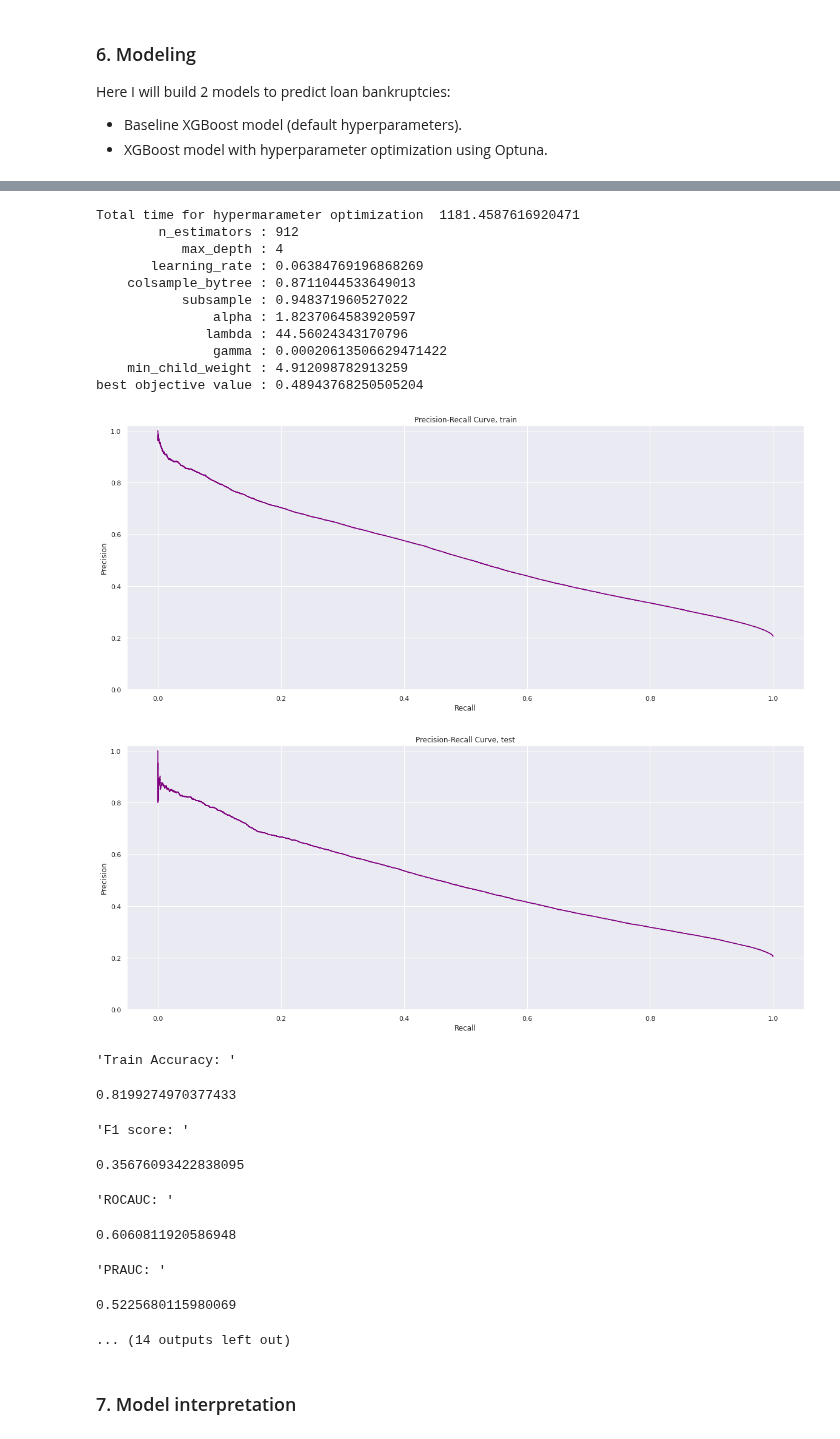
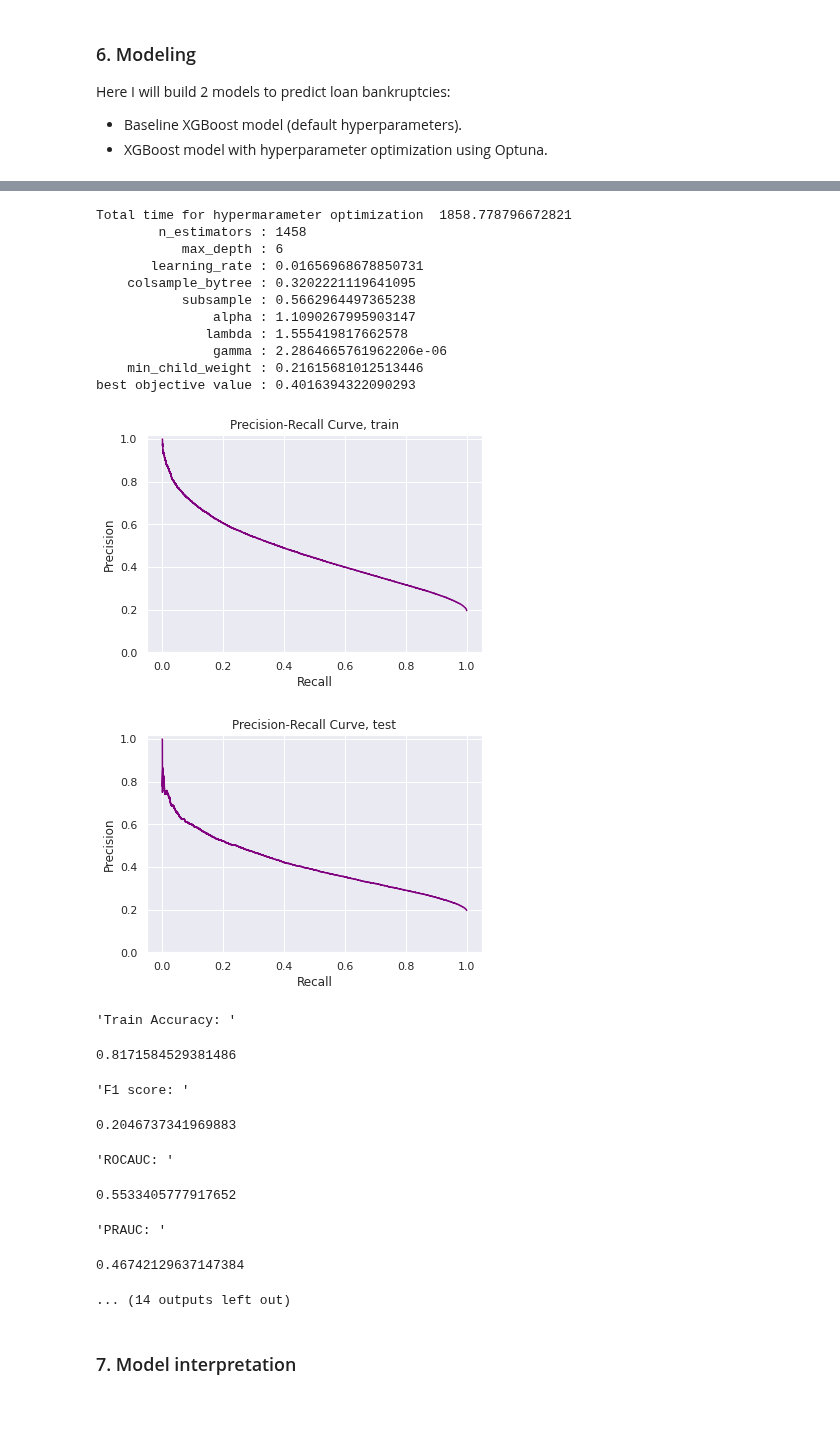
Before and after one commit to MykolaPinchuk/KaggleProjects, a Jupyter notebook: kp102-lc-loaddef.ipynb, the cells around one changed output, grey strips where cells are left out. Saved outputs shown, nothing was run; the diff lists cells and outputs as text; code cells hidden in the pictures; blank space fills up the shorter version.

```diff
--- a/kp102-lc-loaddef.ipynb
+++ b/kp102-lc-loaddef.ipynb
@@ -106,7 +108,7 @@ class CrossFoldEncoder:
 # %%
 time0 = time.time()
 
-with open('../input/lc-sample850k/LCLoans_sample850k.pkl', 'rb') as pickled_one:
+with open('../input/lc-800k-sample/LCLoans_141_800k.pkl', 'rb') as pickled_one:
     df = pickle.load(pickled_one)
 
 display(df.head())
@@ -133,7 +135,7 @@ features_tokeep = ['id', 'loan_status',
  'recoveries', 'total_rec_prncp', 'total_rec_int']
 
 df = df[features_tokeep]
-dc.collect()
+gc.collect()
 
 recoveries = df[df.loan_status.isin(['Charged Off', 'Default'])][[
     'id', 'loan_status', 'recoveries', 'loan_amnt', 'int_rate', 'total_rec_prncp', 'total_rec_int']]
@@ -147,7 +149,6 @@ df.drop(columns = ['il_util', 'max_bal_bc'], inplace=True)
 df.issue_d = df.issue_d.astype('O')
 df.issue_d = pd.to_datetime(df.issue_d, format='%b-%Y')
 df['year_issued']=df.issue_d.dt.year
-#df = df[df.year_issued.isin([2018])]
 
 #df = df.sample(200000, random_state=1)
 df.reset_index(inplace=True, drop=True)
@@ -534,10 +518,11 @@ dtype: int64
 features_fill_M = ['emp_title', 'title']
 features_fill_med = ['dti', 'delinq_2yrs', 'inq_last_6mths', 'open_acc', 'pub_rec', 'revol_util',
                      'total_acc', 'mort_acc', 'pub_rec_bankruptcies', 'bc_open_to_buy','tot_cur_bal_inc', 'total_rev_inc',
-                    'total_bal_ex_mort_inc', 'pct_tl_nvr_dlq', 'percent_bc_gt_75']
+                    'total_bal_ex_mort_inc', 'pct_tl_nvr_dlq', 'percent_bc_gt_75', 'avg_cur_bal_inc',
+                    'mo_sin_rcnt_rev_tl_op', 'num_actv_rev_tl', 'num_op_rev_tl']
 features_fill_zero = ['open_rv_12m', 'open_il_12m', 'emp_length', 'num_tl_90g_dpd_24m',
                       'num_tl_30dpd', 'num_tl_120dpd_2m', 'num_accts_ever_120_pd',
-                     'acc_open_past_24mths']
+                     'acc_open_past_24mths', 'tot_coll_amt']
 
 for col in features_fill_zero:
     df[col] = df[col].fillna(value=0)
@@ -562,10 +547,17 @@ for col in features_fill_med:
     train[col] = train[col].fillna(train[col].median())
     test[col] = test[col].fillna(train[col].median())
 
-df['total_cur_bal'] = df.tot_cur_bal_inc.median()*df.annual_inc
-df['total_rev_hi_lim'] = df.total_rev_inc.median()*df.annual_inc
-df['total_bal_ex_mort'] = df.total_bal_ex_mort_inc.median()*df.annual_inc
+train['total_rev_hi_lim'] = train.total_rev_inc.median()*train.annual_inc
+test['total_rev_hi_lim'] = train.total_rev_inc.median()*test.annual_inc
 
+train['total_bal_ex_mort'] = train.total_bal_ex_mort_inc.median()*train.annual_inc
+test['total_bal_ex_mort'] = train.total_bal_ex_mort_inc.median()*test.annual_inc
+
+train['tot_cur_bal'] = train.tot_cur_bal_inc.median()*train.annual_inc
+test['tot_cur_bal'] = train.tot_cur_bal_inc.median()*test.annual_inc
+
+train['avg_cur_bal'] = train.avg_cur_bal_inc.median()*train.annual_inc
+test['avg_cur_bal'] = train.avg_cur_bal_inc.median()*test.annual_inc
 
 display(train.count())
 # %% [output]
@@ -706,29 +698,29 @@ xgb.fit(X_train, y_train)
 
 precision_t, recall_t, threshold = precision_recall_curve(y_train, xgb.predict_proba(X_train)[:, 1])
 auc_precision_recall_train = auc(recall_t, precision_t)
-temp = recall_t[(recall_t>0.195)&(recall_t<0.205)]
+temp = recall_t[(recall_t>0.095)&(recall_t<0.105)]
 temp = temp[int(len(temp)/2)]
 indexx = ((np.where(recall_t==temp)))[0][0]
-r20prec_train = precision_t[indexx]
+r10prec_train = precision_t[indexx]
 precision_t, recall_t, threshold = precision_recall_curve(y_test, xgb.predict_proba(X_test)[:, 1])
 auc_precision_recall_test = auc(recall_t, precision_t)
-temp = recall_t[(recall_t>0.195)&(recall_t<0.205)]
+temp = recall_t[(recall_t>0.095)&(recall_t<0.105)]
 temp = temp[int(len(temp)/2)]
 indexx = ((np.where(recall_t==temp)))[0][0]
-r20prec_test = precision_t[indexx]
+r10prec_test = precision_t[indexx]
 
 display('Train Accuracy: ', accuracy_score(y_train,xgb.predict(X_train)))
 display('F1 score: ', f1_score(y_train,xgb.predict(X_train)))
 display('ROCAUC: ', roc_auc_score(y_train,xgb.predict(X_train)))
 display('PRAUC: ', auc_precision_recall_train)
-display('R20P: ', r20prec_train)
+display('R10P: ', r10prec_train)
 
 # Performance evaluation:
 display('Test Accuracy: ', accuracy_score(y_test,xgb.predict(X_test)))
 display('F1 score: ', f1_score(y_test,xgb.predict(X_test)))
 display('ROCAUC: ', roc_auc_score(y_test,xgb.predict(X_test)))
 display('PRAUC: ', auc_precision_recall_test)
-display('R20P: ', r20prec_test)
+display('R10P: ', r10prec_test)
 display(time.time()-time1)
 
 fig, ax = plt.subplots()
@@ -767,7 +759,7 @@ def objective(trial, cv_runs=1, n_splits=2, n_jobs=-1, scale_pos_weight=2):
         "verbosity": 0,  # 0 (silent) - 3 (debug)
         "n_estimators": trial.suggest_int("n_estimators", 500, 1500),
         "max_depth": trial.suggest_int("max_depth", 2, 6),
-        "learning_rate": trial.suggest_uniform("learning_rate", 0.005, 0.25),
+        "learning_rate": trial.suggest_uniform("learning_rate", 0.005, 0.2),
         "colsample_bytree": trial.suggest_uniform("colsample_bytree", 0.1, 0.95),
         "subsample": trial.suggest_uniform("subsample", 0.5, 0.95),
         "alpha": trial.suggest_loguniform("alpha", 0.1, 10.0),
@@ -845,10 +837,10 @@ plt.show()
 
 precision_t, recall_t, threshold = precision_recall_curve(y_test, optuna_xgb.predict_proba(X_test)[:, 1])
 auc_precision_recall_test = auc(recall_t, precision_t)
-temp = recall_t[(recall_t>0.195)&(recall_t<0.205)]
+temp = recall_t[(recall_t>0.095)&(recall_t<0.105)]
 temp = temp[int(len(temp)/2)]
 indexx = ((np.where(recall_t==temp)))[0][0]
-r20prec_test = precision_t[indexx]
+r10prec_test = precision_t[indexx]
 
 fig, ax = plt.subplots()
 ax.plot(recall_t, precision_t, color='purple')
@@ -862,12 +854,12 @@ display('Train Accuracy: ', accuracy_score(y_train,optuna_xgb.predict(X_train)))
 display('F1 score: ', f1_score(y_train,optuna_xgb.predict(X_train)))
 display('ROCAUC: ', roc_auc_score(y_train,optuna_xgb.predict(X_train)))
 display('PRAUC: ', auc_precision_recall_train)
-display('R20P: ', r20prec_train)
+display('R10P: ', r10prec_train)
 # Performance evaluation:
 display('Test Accuracy: ', accuracy_score(y_test,optuna_xgb.predict(X_test)))
 display('F1 score: ', f1_score(y_test,optuna_xgb.predict(X_test)))
 display('ROCAUC: ', roc_auc_score(y_test,optuna_xgb.predict(X_test)))
 display('PRAUC: ', auc_precision_recall_test)
-display('R20P: ', r20prec_test)
+display('R10P: ', r10prec_test)
 display('Time to do hyperparameter optimization: ', time.time()-time1)
 # %% [output]
@@ -891,24 +883,24 @@ display('Time to do hyperparameter optimization: ', time.time()-time1)
-Total time for hypermarameter optimization  1181.4587616920471
-        n_estimators : 912
-           max_depth : 4
-       learning_rate : 0.06384769196868269
-    colsample_bytree : 0.8711044533649013
-           subsample : 0.948371960527022
-               alpha : 1.8237064583920597
-              lambda : 44.56024343170796
-               gamma : 0.00020613506629471422
-    min_child_weight : 4.912098782913259
-best objective value : 0.48943768250505204
+Total time for hypermarameter optimization  1858.778796672821
+        n_estimators : 1458
+           max_depth : 6
+       learning_rate : 0.01656968678850731
+    colsample_bytree : 0.3202221119641095
+           subsample : 0.5662964497365238
+               alpha : 1.1090267995903147
+              lambda : 1.555419817662578
+               gamma : 2.2864665761962206e-06
+    min_child_weight : 0.21615681012513446
+best objective value : 0.4016394322090293
-[figure, old version]
+[figure, new version]
-[figure, old version]
+[figure, new version]
 'Train Accuracy: '
-0.8199274970377433
+0.8171584529381486
 'F1 score: '
-0.35676093422838095
+0.2046737341969883
 'ROCAUC: '
-0.6060811920586948
+0.5533405777917652
 'PRAUC: '
-0.5225680115980069
+0.46742129637147384
 ... (14 outputs left out)
 # %% [markdown]
 ### 7. Model interpretation
```
Also changed, not shown: parts of 32 cells of this notebook.
